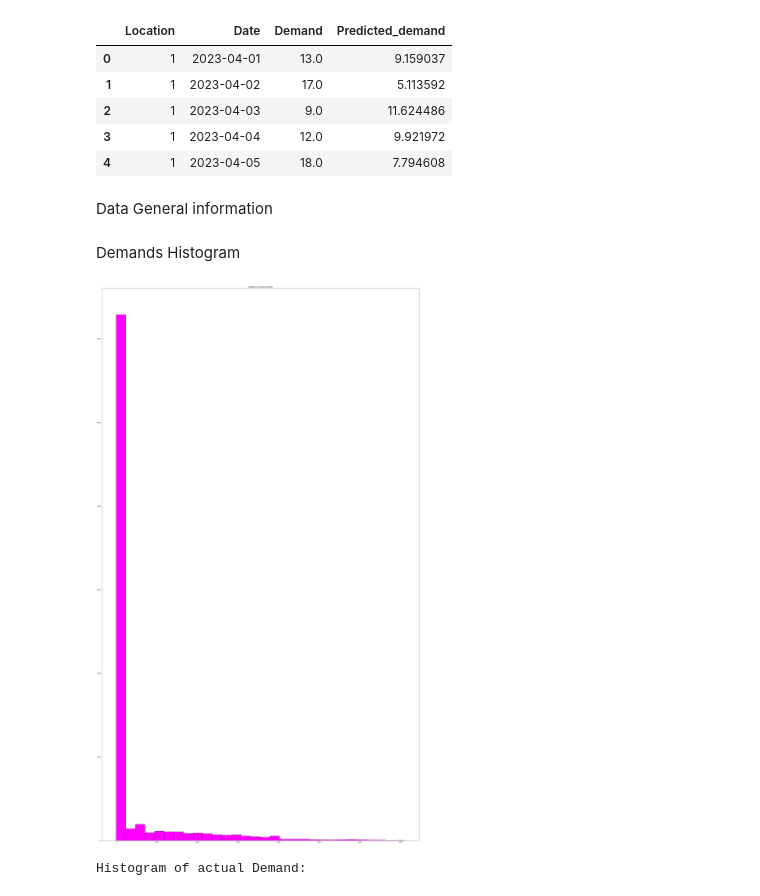
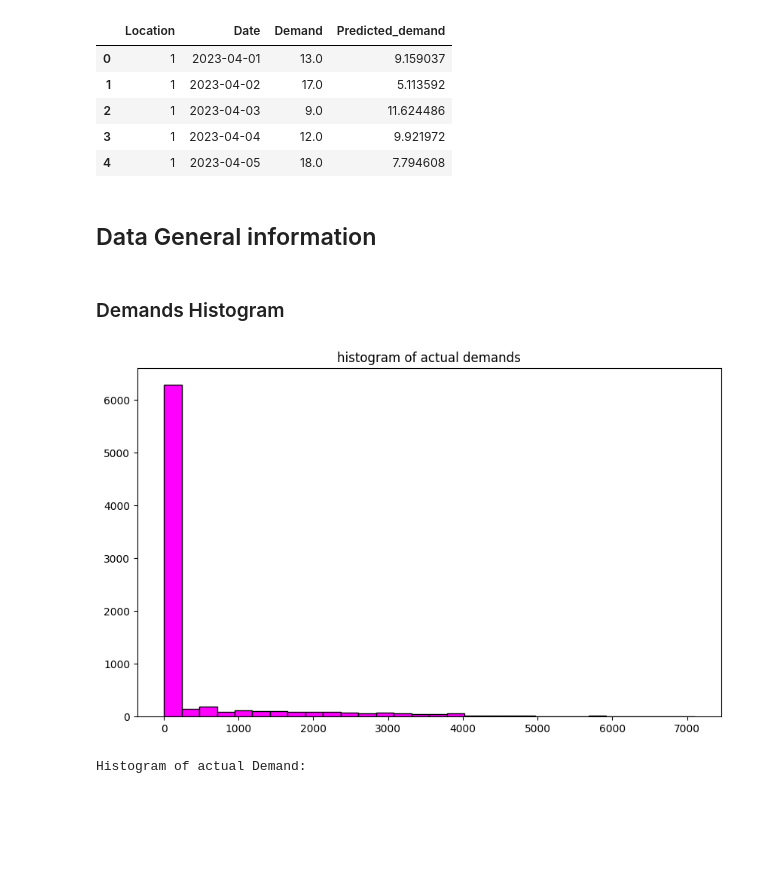
Before and after one commit to danaeis/shoofer-demand-prediction, a Jupyter notebook: evaluation/evaluation_report.ipynb, the cells around one changed output. Saved outputs shown, nothing was run; the diff lists cells and outputs as text; code cells hidden in the pictures; blank space fills up the shorter version.

Commit message:
fix: fix histogram charts and variable namings

```diff
--- a/evaluation/evaluation_report.ipynb
+++ b/evaluation/evaluation_report.ipynb
@@ -79,13 +79,17 @@ actual_predicted_df.head()
 | 3 | 1 | 2023-04-04 | 12.0 | 9.921972 |
 | 4 | 1 | 2023-04-05 | 18.0 | 7.794608 |
 # %% [markdown]
-Data General information
+## Data General information
-# %% [markdown]
-Demands Histogram
+# %% [markdown]
+### Demands Histogram
 # %%
-def histogram_demand(actual_df, bin):
-    n, bins, patches = plt.hist(actual_df.Demand, bins=bin, color = 'magenta', edgecolor = 'black')
-    plt.title('histogram of actual demands')
+def plot_histogram(plot_df, bin, title):
+    plt.figure(figsize=(10,6))
+    n, bins, patches = plt.hist(plot_df,
+                                bins=bin,
+                                color = 'magenta',
+                                edgecolor = 'black')
+    plt.title(title)
     plt.show()
 
     demand_histogram_table = pd.DataFrame({
@@ -94,10 +98,10 @@ def histogram_demand(actual_df, bin):
     })
 
     return demand_histogram_table
-# %%
-demand_histogram_df = histogram_demand(test_df, 30)
-# %% [output]
-[figure, removed]
+# %%
+demand_histogram_df = plot_histogram(test_df.Demand, bin=30, title='histogram of actual demands')
+# %% [output]
+[figure, added]
 # %%
 print("Histogram of actual Demand:\n")
 demand_histogram_df.head()
```
Also changed, not shown: parts of 34 cells of this notebook, 1 other file.
